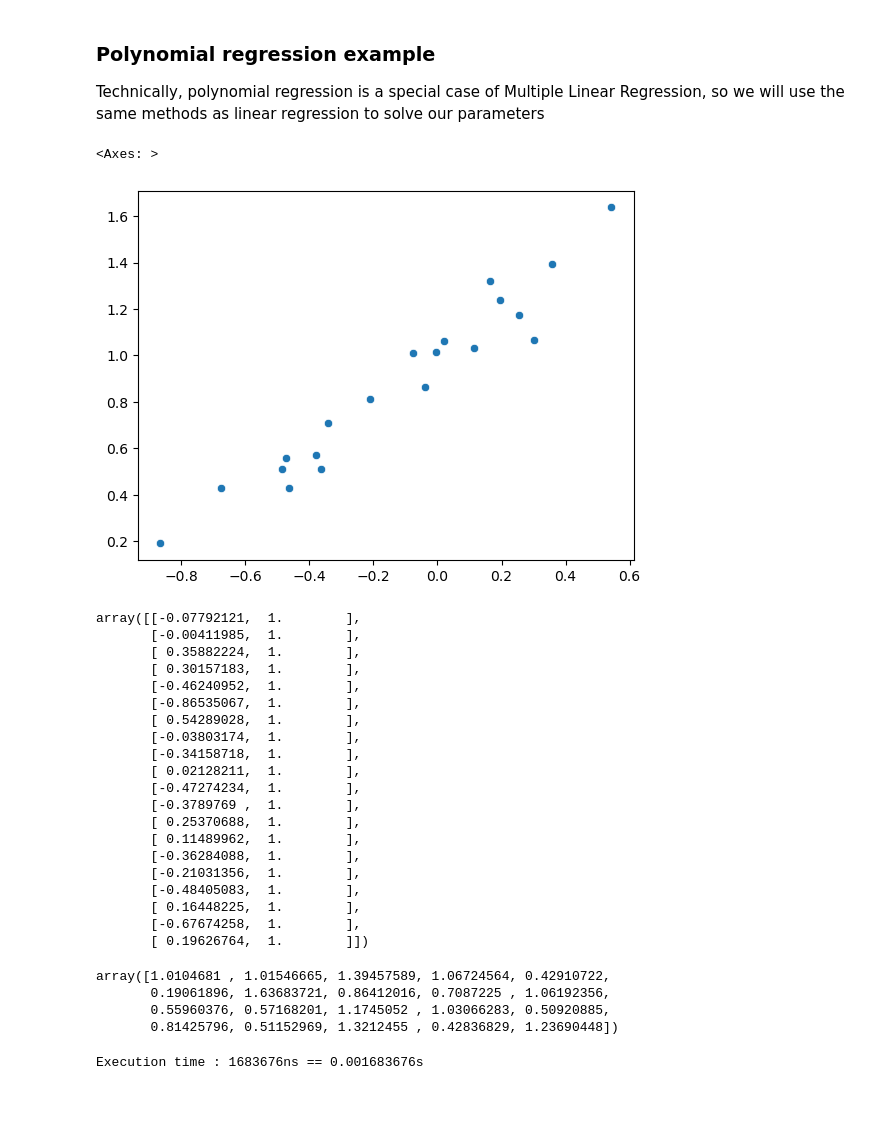
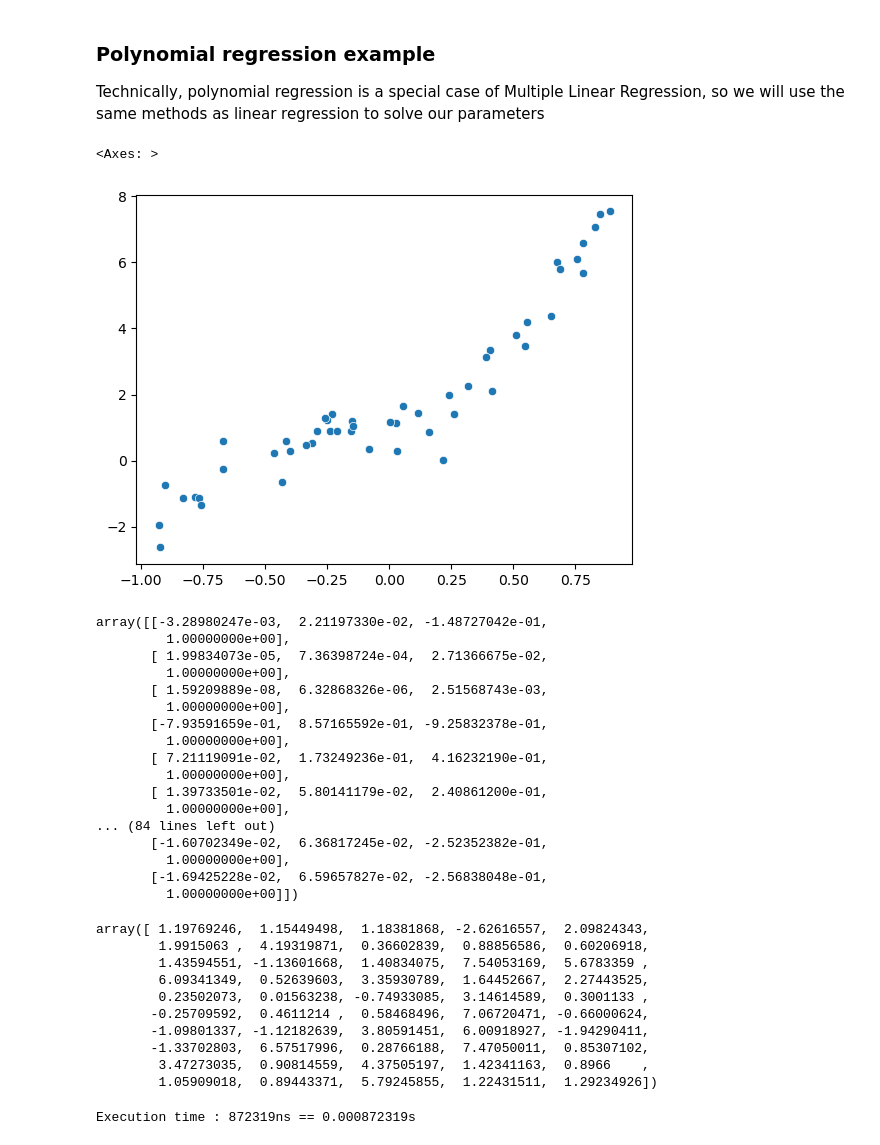
Before and after one commit to Nuwah12/Data-Science-and-ML, a Jupyter notebook: testing/polynomial_regression_test.ipynb, the cells around one changed output. Cells and saved outputs as stored; diff of their text form; code cells hidden in the pictures; blank space fills up the shorter version.

Commit message:
polynomial regression tests/demos

```diff
--- a/testing/polynomial_regression_test.ipynb
+++ b/testing/polynomial_regression_test.ipynb
@@ -12,46 +12,49 @@ import seaborn as sns
 Technically, polynomial regression is a special case of Multiple Linear Regression, so we will use the same methods as linear regression to solve our parameters
 # %%
 # Make a new DataGenerator
-dg = DataGenerator(num_samples=20, domain=(-1,1), num_features=1, noise_std=0.1, seed=20) # Init data generator
-p = dg.generate_polynomial(degrees=[1], coefficients=[[1,1]]) #This makes a simple quadratic y = x^2 (+0x+0)
+dg = DataGenerator(num_samples=50, domain=(-1,1), num_features=1, noise_std=0.5, seed=20) # Init data generator
+p = dg.generate_polynomial(degrees=[3], coefficients=[[4,3,2,1]]) #This makes a simple quadratic y = x^2 (+0x+0)
 #p = dg.generate_polynomial(degrees=[2], coefficients=[[2,5,4]]) # This makes quadratic y = 2x^2 + 5x + 4
 #p = dg.generate_polynomial(degrees=[3], coefficients=[[1,0,0,0]]) # This makes simple cubic y = x^3
 sns.scatterplot(x=dg.X.flatten(),y=p[1])
 # %% [output]
 <Axes: >
-[figure, old version]
+[figure, new version]
 # %%
 # X data
 p[0]
 # %% [output]
-array([[-0.07792121,  1.        ],
-       [-0.00411985,  1.        ],
-       [ 0.35882224,  1.        ],
-       [ 0.30157183,  1.        ],
-       [-0.46240952,  1.        ],
-       [-0.86535067,  1.        ],
-       [ 0.54289028,  1.        ],
-       [-0.03803174,  1.        ],
-       [-0.34158718,  1.        ],
-       [ 0.02128211,  1.        ],
-       [-0.47274234,  1.        ],
-       [-0.3789769 ,  1.        ],
-       [ 0.25370688,  1.        ],
-       [ 0.11489962,  1.        ],
-       [-0.36284088,  1.        ],
-       [-0.21031356,  1.        ],
-       [-0.48405083,  1.        ],
-       [ 0.16448225,  1.        ],
-       [-0.67674258,  1.        ],
-       [ 0.19626764,  1.        ]])
+array([[-3.28980247e-03,  2.21197330e-02, -1.48727042e-01,
+         1.00000000e+00],
+       [ 1.99834073e-05,  7.36398724e-04,  2.71366675e-02,
+         1.00000000e+00],
+       [ 1.59209889e-08,  6.32868326e-06,  2.51568743e-03,
+         1.00000000e+00],
+       [-7.93591659e-01,  8.57165592e-01, -9.25832378e-01,
+         1.00000000e+00],
+       [ 7.21119091e-02,  1.73249236e-01,  4.16232190e-01,
+         1.00000000e+00],
+       [ 1.39733501e-02,  5.80141179e-02,  2.40861200e-01,
+         1.00000000e+00],
+... (84 lines left out)
+       [-1.60702349e-02,  6.36817245e-02, -2.52352382e-01,
+         1.00000000e+00],
+       [-1.69425228e-02,  6.59657827e-02, -2.56838048e-01,
+         1.00000000e+00]])
 # %%
 # y (response/target) variable
 p[1]
 # %% [output]
-array([1.0104681 , 1.01546665, 1.39457589, 1.06724564, 0.42910722,
-       0.19061896, 1.63683721, 0.86412016, 0.7087225 , 1.06192356,
-       0.55960376, 0.57168201, 1.1745052 , 1.03066283, 0.50920885,
-       0.81425796, 0.51152969, 1.3212455 , 0.42836829, 1.23690448])
+array([ 1.19769246,  1.15449498,  1.18381868, -2.62616557,  2.09824343,
+        1.9915063 ,  4.19319871,  0.36602839,  0.88856586,  0.60206918,
+        1.43594551, -1.13601668,  1.40834075,  7.54053169,  5.6783359 ,
+        6.09341349,  0.52639603,  3.35930789,  1.64452667,  2.27443525,
+        0.23502073,  0.01563238, -0.74933085,  3.14614589,  0.3001133 ,
+       -0.25709592,  0.4611214 ,  0.58468496,  7.06720471, -0.66000624,
+       -1.09801337, -1.12182639,  3.80591451,  6.00918927, -1.94290411,
+       -1.33702803,  6.57517996,  0.28766188,  7.47050011,  0.85307102,
+        3.47273035,  0.90814559,  4.37505197,  1.42341163,  0.8966    ,
+        1.05909018,  0.89443371,  5.79245855,  1.22431511,  1.29234926])
 # %%
 # Instantiate linear regression object
 lr = LinearRegressionMethods(p[0], p[1])
@@ -59,7 +62,7 @@ lr = LinearRegressionMethods(p[0], p[1])
 # Solve the linear regression regression by ordinary least squares
 lr_ols = lr.ols()
 # %% [output]
-Execution time : 1683676ns == 0.001683676s
+Execution time : 872319ns == 0.000872319s
 # %%
 data = sns.scatterplot(x=dg.X.flatten(),y=p[1])
 sns.lineplot(x=dg.X.flatten(), y=lr_ols.predictions, color='red')
```
Also changed, not shown: parts of 7 cells of this notebook.
